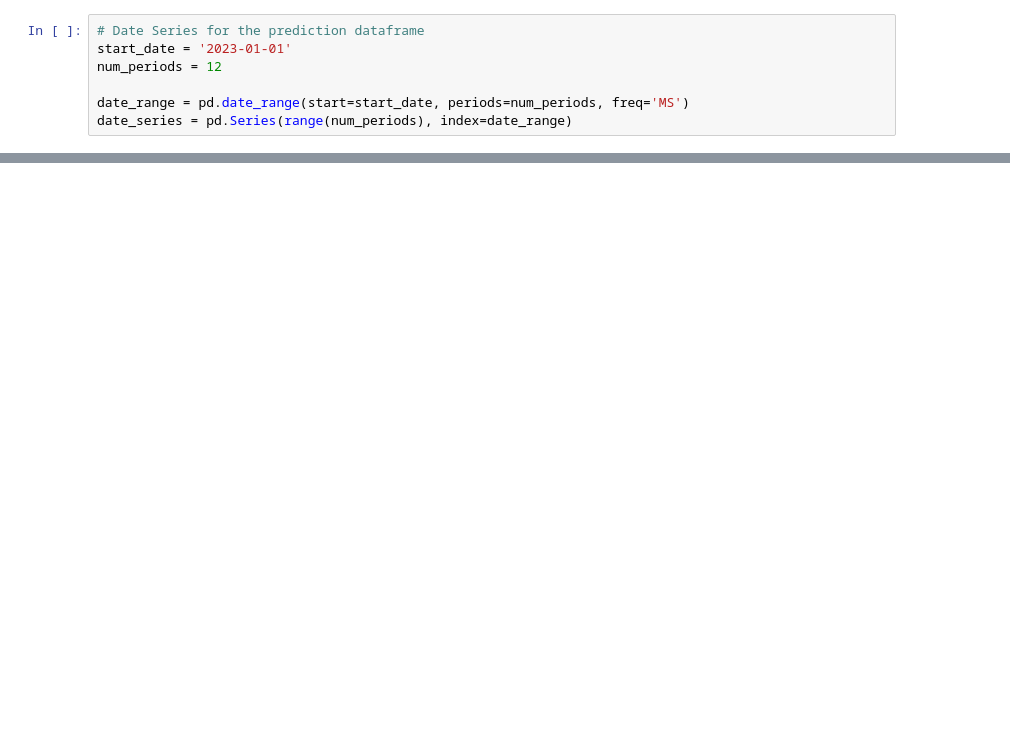
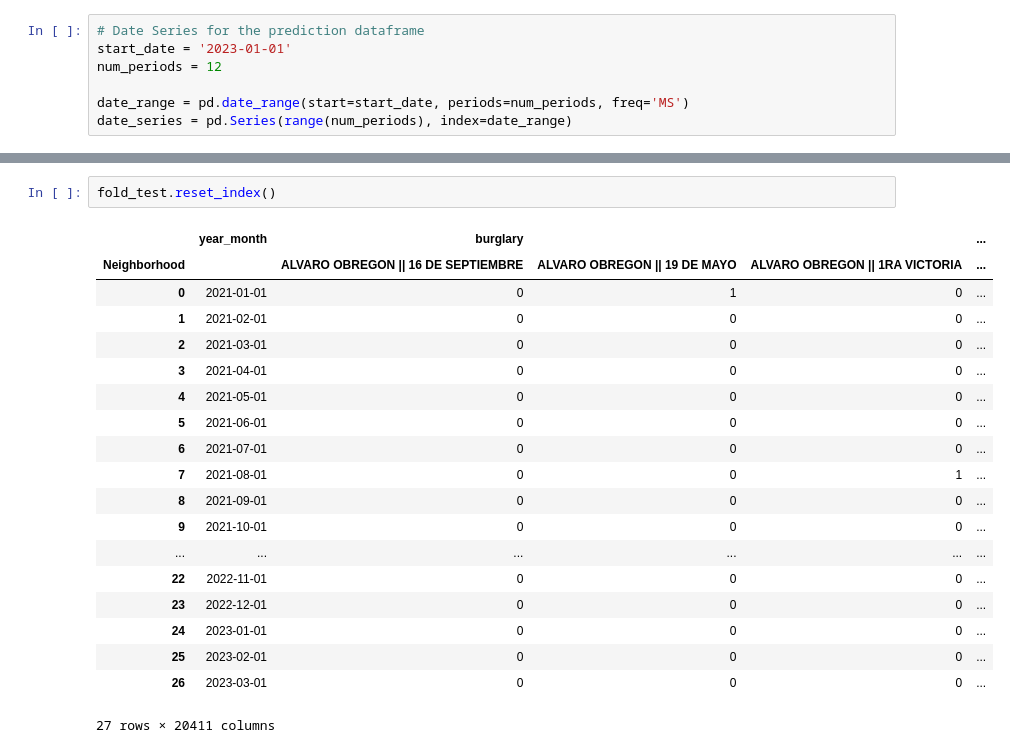
Before and after one commit to AngelEscobedo1712/Safety-Map, a Jupyter notebook: model_notebooks/Clean_Notebook_RNN_model.ipynb, the cells around one changed output, grey strips where cells are left out. Saved outputs shown, nothing was run; the diff lists cells and outputs as text; blank space fills up the shorter version.

```diff
--- a/model_notebooks/Clean_Notebook_RNN_model.ipynb
+++ b/model_notebooks/Clean_Notebook_RNN_model.ipynb
@@ -221 +245,23 @@ prediction_dataframe
 24492 rows × 10 columns
+# %%
+fold_test.reset_index()
+# %% [output]
+|  | year_month | burglary |  |  | ... |
+| Neighborhood |  | ALVARO OBREGON || 16 DE SEPTIEMBRE | ALVARO OBREGON || 19 DE MAYO | ALVARO OBREGON || 1RA VICTORIA | ... |
+| 0 | 2021-01-01 | 0 | 1 | 0 | ... |
+| 1 | 2021-02-01 | 0 | 0 | 0 | ... |
+| 2 | 2021-03-01 | 0 | 0 | 0 | ... |
+| 3 | 2021-04-01 | 0 | 0 | 0 | ... |
+| 4 | 2021-05-01 | 0 | 0 | 0 | ... |
+| 5 | 2021-06-01 | 0 | 0 | 0 | ... |
+| 6 | 2021-07-01 | 0 | 0 | 0 | ... |
+| 7 | 2021-08-01 | 0 | 0 | 1 | ... |
+| 8 | 2021-09-01 | 0 | 0 | 0 | ... |
+| 9 | 2021-10-01 | 0 | 0 | 0 | ... |
+| ... | ... | ... | ... | ... | ... |
+| 22 | 2022-11-01 | 0 | 0 | 0 | ... |
+| 23 | 2022-12-01 | 0 | 0 | 0 | ... |
+| 24 | 2023-01-01 | 0 | 0 | 0 | ... |
+| 25 | 2023-02-01 | 0 | 0 | 0 | ... |
+| 26 | 2023-03-01 | 0 | 0 | 0 | ... |
+27 rows × 20411 columns
```
Also changed, not shown: parts of 11 cells of this notebook, 2 other files.
